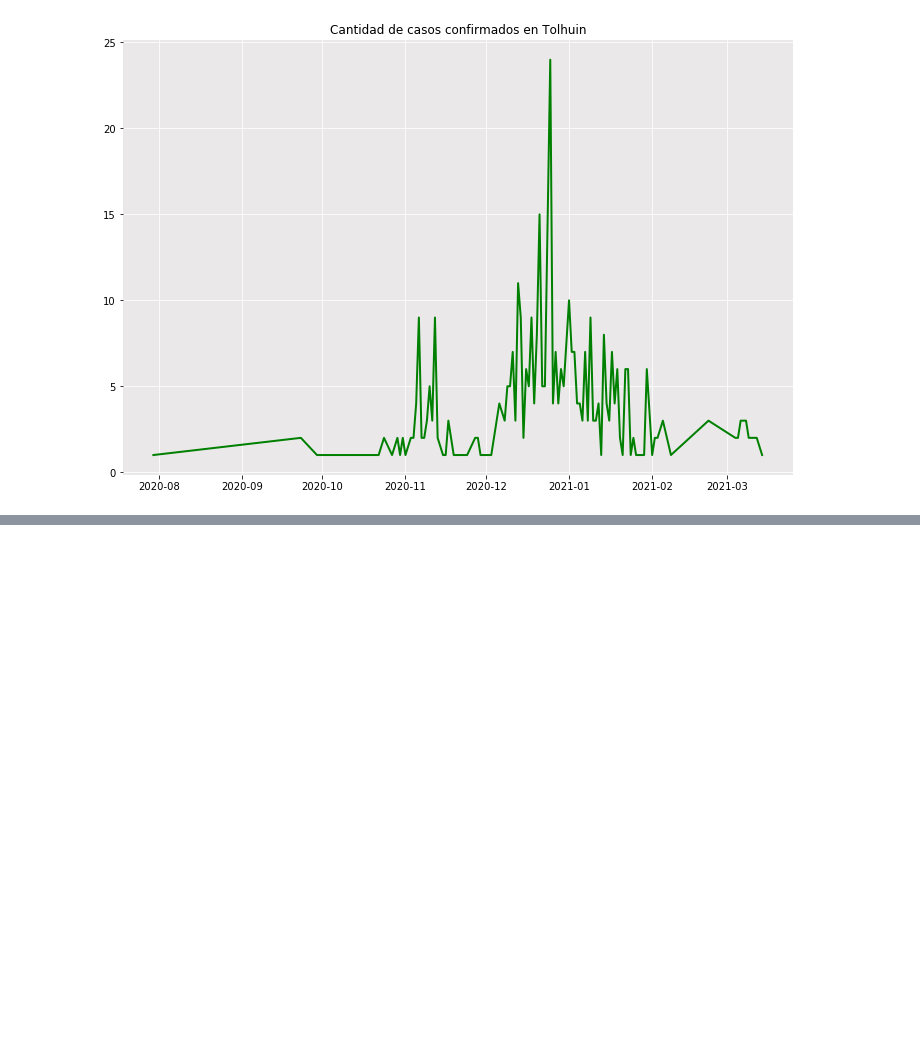
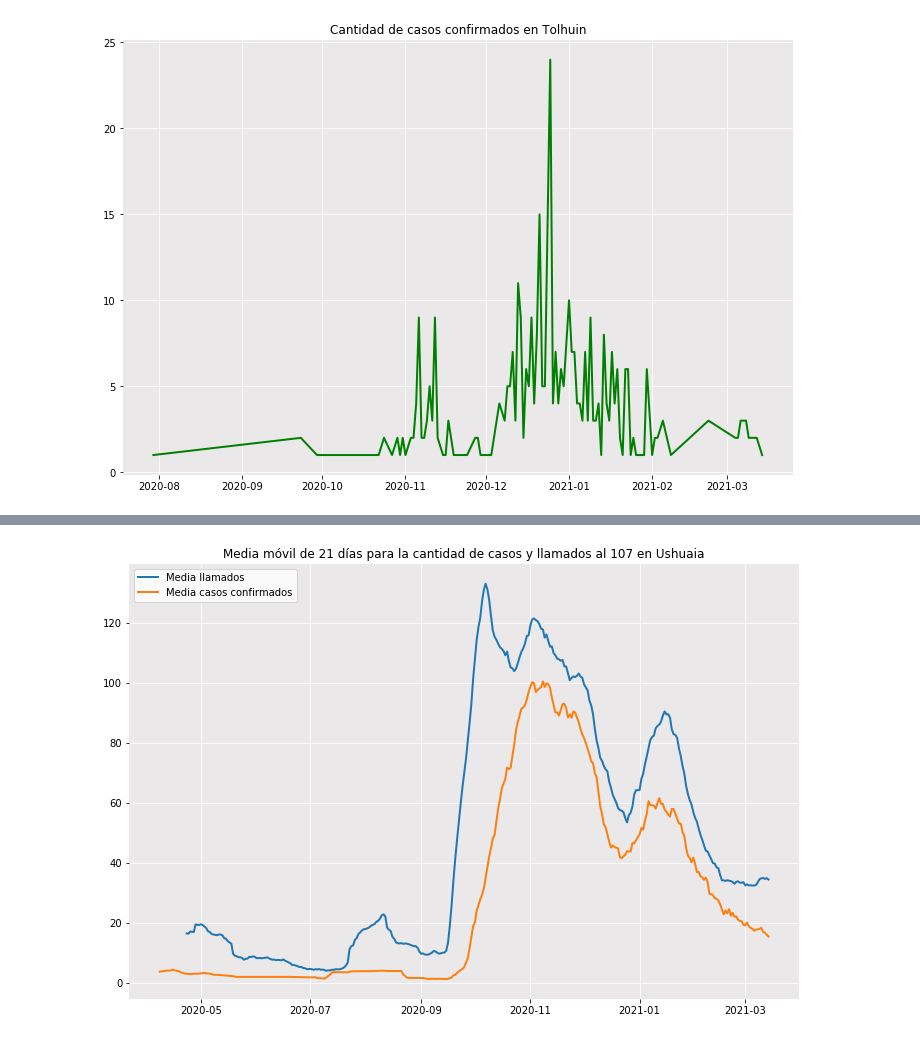
Before and after one commit to cguillamet/Monitoreo-COVID-19, a Jupyter notebook: Monitoreo_Python.ipynb, the cells around one changed output, grey strips where cells are left out. Saved outputs shown, nothing was run; the diff lists cells and outputs as text; code cells hidden in the pictures; blank space fills up the shorter version.

```diff
--- a/Monitoreo_Python.ipynb
+++ b/Monitoreo_Python.ipynb
@@ -55,7 +157,7 @@ grafico(llamados_cuenta["Fecha"], llamados_cuenta["Cantidad"], color= "darkorang
 # Gráfico llamadas Ushuaia
 llamados_ush = llamados[llamados.locallidad == "Ushuaia"]
 llamados_ush = contar(llamados_ush, "fecha_llamado")
-llamados_ush = llam_ush[:len(llamados_ush)-1]
+llamados_ush = llamados_ush[:len(llamados_ush)-1]
 
 plt.title("Frecuencia de llamados a la línea 107 en Ushuaia")
 grafico(llamados_ush["Fecha"], llamados_ush["Cantidad"], color = "navy")
@@ -289,0 +262,9 @@ conf_ge_tol = conf_ge_tol.sort_values("Grupo etario")
+# %%
+# Medias móviles Ushuaia
+
+cantidad_observaciones = 21
+medias = media_movil(casos_confirmados_ush, "Cantidad", llamados_ush, "Cantidad", cantidad_observaciones)
+plt.title(f"Media móvil de {cantidad_observaciones} días para la cantidad de casos y llamados al 107 en Ushuaia")
+grafico_medias(medias)
+# %% [output]
+[figure, added]
```
Also changed, not shown: parts of 29 cells of this notebook.
